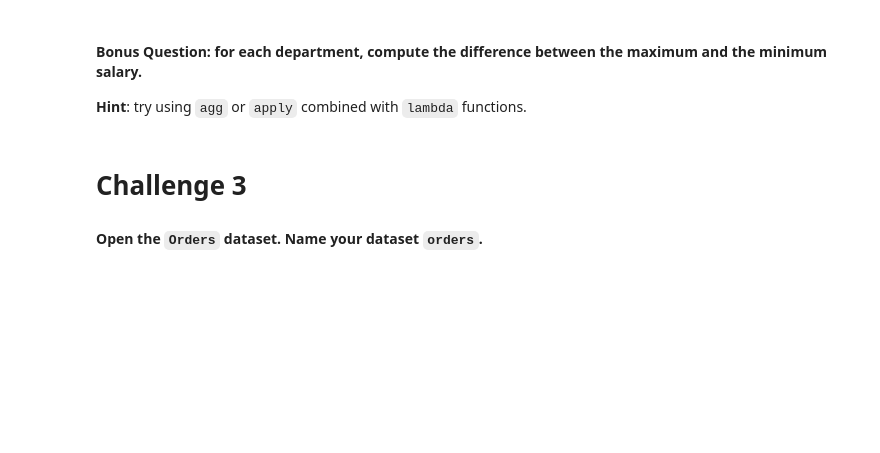
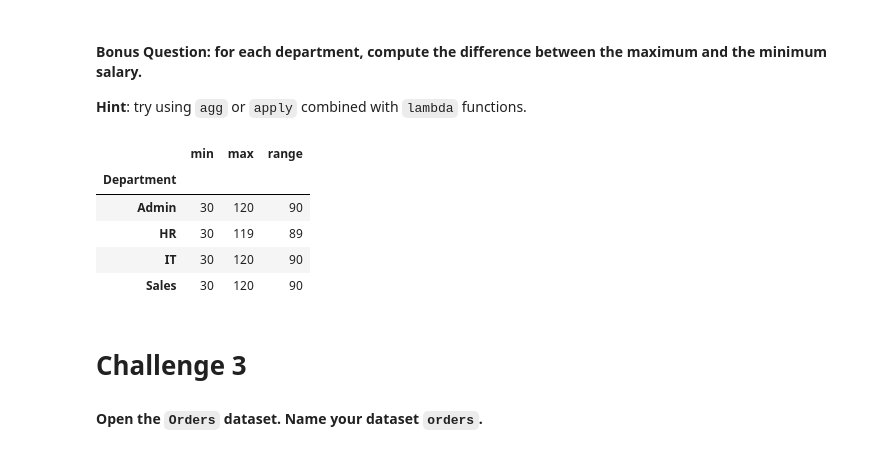
Before and after one commit to marciafof/DAFT_0116_OTALORAMarcia, a Jupyter notebook: module_2/Lab_10_Subsetting-and-Descriptive-Statistics/main.ipynb, the cells around one changed output. Saved outputs shown, nothing was run; the diff lists cells and outputs as text; code cells hidden in the pictures; blank space fills up the shorter version.

```diff
--- a/module_2/Lab_10_Subsetting-and-Descriptive-Statistics/main.ipynb
+++ b/module_2/Lab_10_Subsetting-and-Descriptive-Statistics/main.ipynb
@@ -339,3 +349,15 @@ df.groupby("Name").mean()
+# %%
+# your code here
+grouped_df = df.groupby("Department").agg(["min","max"])["Salary"]
+grouped_df["range"] = grouped_df["max"]-grouped_df["min"]
+grouped_df
+# %% [output]
+|  | min | max | range |
+| Department |  |  |  |
+| Admin | 30 | 120 | 90 |
+| HR | 30 | 119 | 89 |
+| IT | 30 | 120 | 90 |
+| Sales | 30 | 120 | 90 |
 # %% [markdown]
 # Challenge 3
 #### Open the `Orders` dataset. Name your dataset `orders`.
```
Also changed, not shown: parts of 5 cells of this notebook.
